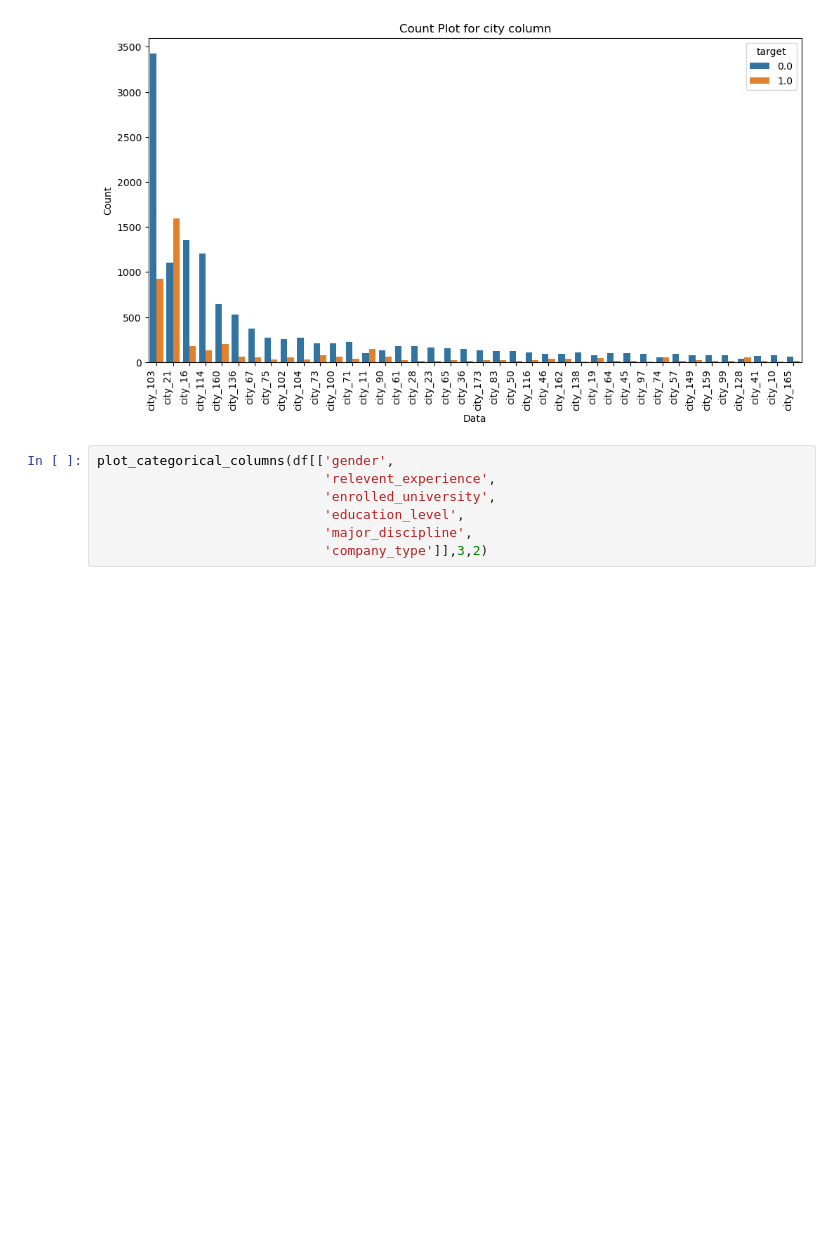
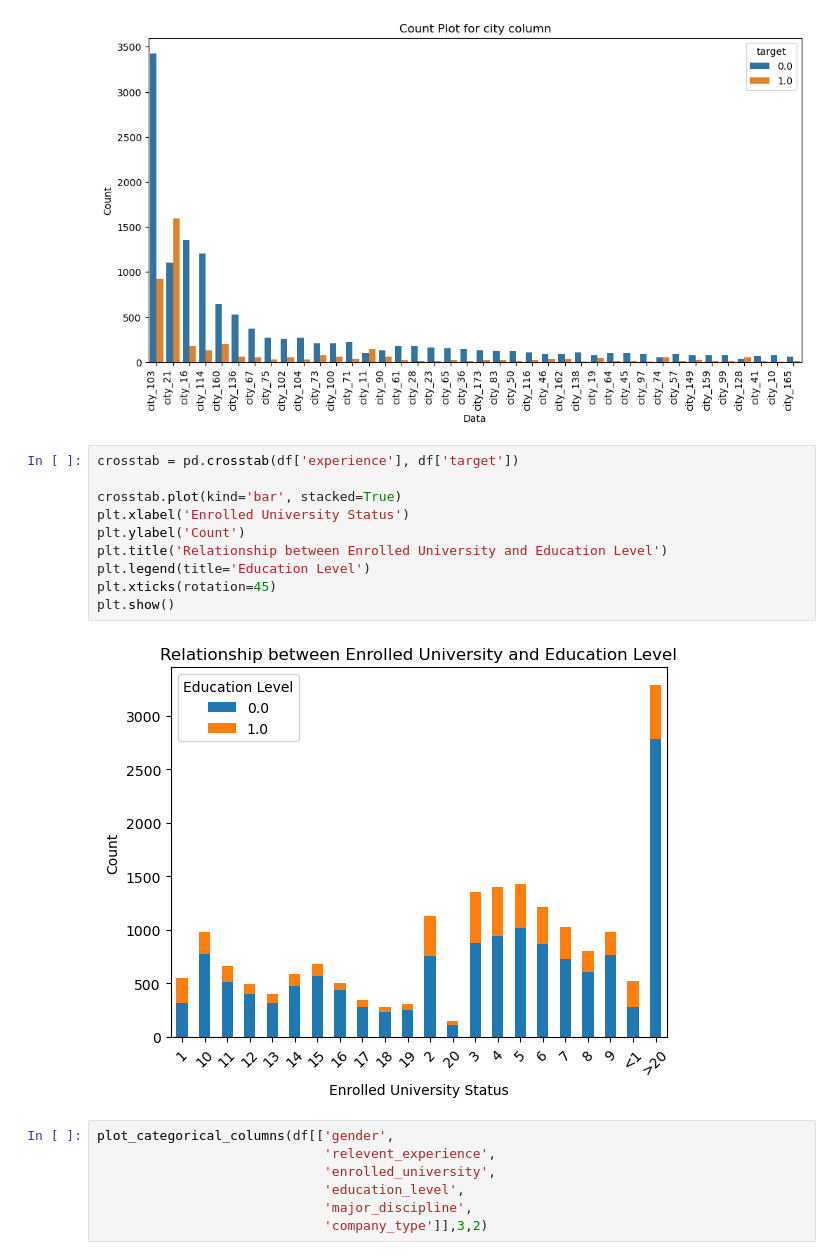
Before and after one commit to grumpycatyo-collab/ubiquitous-test, a Jupyter notebook: main.ipynb, the cells around one changed output. Drawn from its saved outputs; the diff is of its cells as text; blank space fills up the shorter version.

```diff
--- a/main.ipynb
+++ b/main.ipynb
@@ -81,6 +81,18 @@ plot_numerical_columns_distribution(df, 2, 2)
 target_countplot(df,'city','target')
 # %% [output]
 [figure]
+# %%
+crosstab = pd.crosstab(df['experience'], df['target'])
+
+crosstab.plot(kind='bar', stacked=True)
+plt.xlabel('Enrolled University Status')
+plt.ylabel('Count')
+plt.title('Relationship between Enrolled University and Education Level')
+plt.legend(title='Education Level')
+plt.xticks(rotation=45)
+plt.show()
+# %% [output]
+[figure, added]
 # %%
 plot_categorical_columns(df[['gender',
                              'relevent_experience',
```
Also changed, not shown: parts of 6 cells of this notebook.
